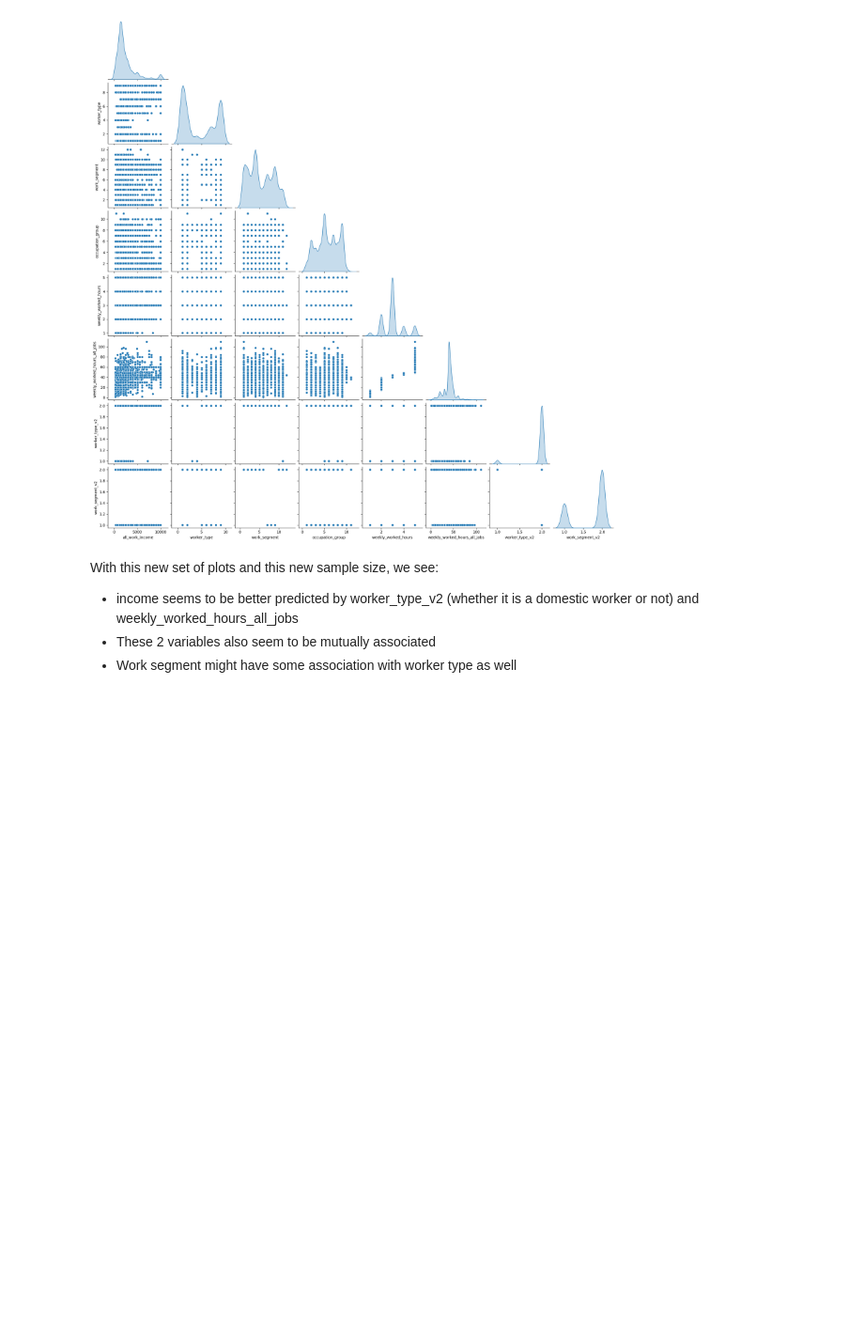
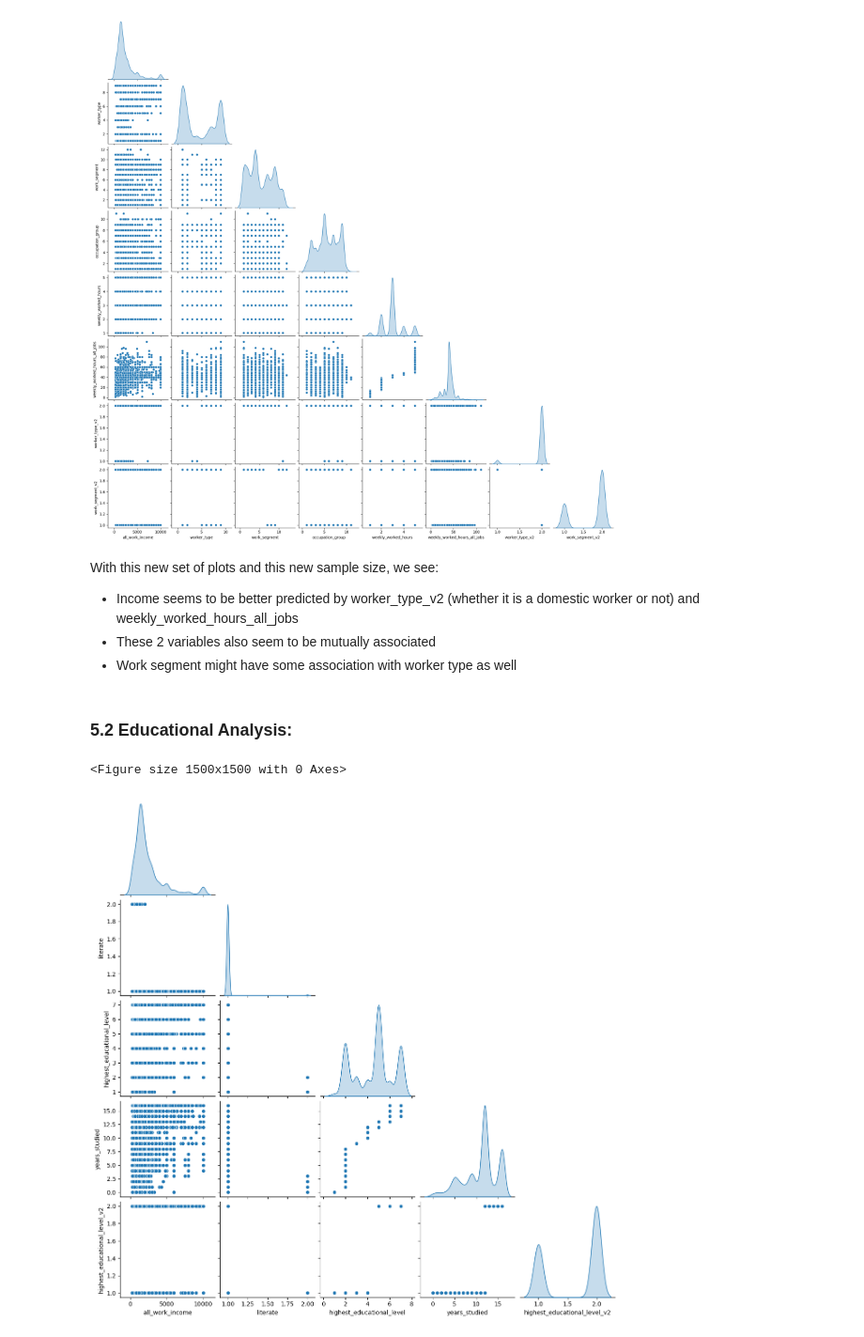
Before and after one commit to viniciussuares/IncomePrediction, a Jupyter notebook: notebooks/eda.ipynb, the cells around one changed output. Shown at 94% size. Cells and saved outputs as stored; diff of their text form; code cells hidden in the pictures; blank space fills up the shorter version.

```diff
--- a/notebooks/eda.ipynb
+++ b/notebooks/eda.ipynb
@@ -478,6 +478,6 @@ utils.show_pairplot(
 # %% [markdown]
 With this new set of plots and this new sample size, we see:
 
-- income seems to be better predicted by worker_type_v2 (whether it is a domestic worker or not) and weekly_worked_hours_all_jobs
+- Income seems to be better predicted by worker_type_v2 (whether it is a domestic worker or not) and weekly_worked_hours_all_jobs
 - These 2 variables also seem to be mutually associated
 - Work segment might have some association with worker type as well
@@ -485,0 +484,14 @@ With this new set of plots and this new sample size, we see:
+# %% [markdown]
+### 5.2 Educational Analysis:
+# %%
+# Separating in an educational list
+educational = ['literate', 'highest_educational_level', 'years_studied', 'highest_educational_level_v2']
+
+# shows pairplot
+utils.show_pairplot(
+    df=df_sample,
+    selected_columns=educational
+)
+# %% [output]
+<Figure size 1500x1500 with 0 Axes>
+[figure, added]
```
Also changed, not shown: parts of 18 cells of this notebook, 2 other files.
